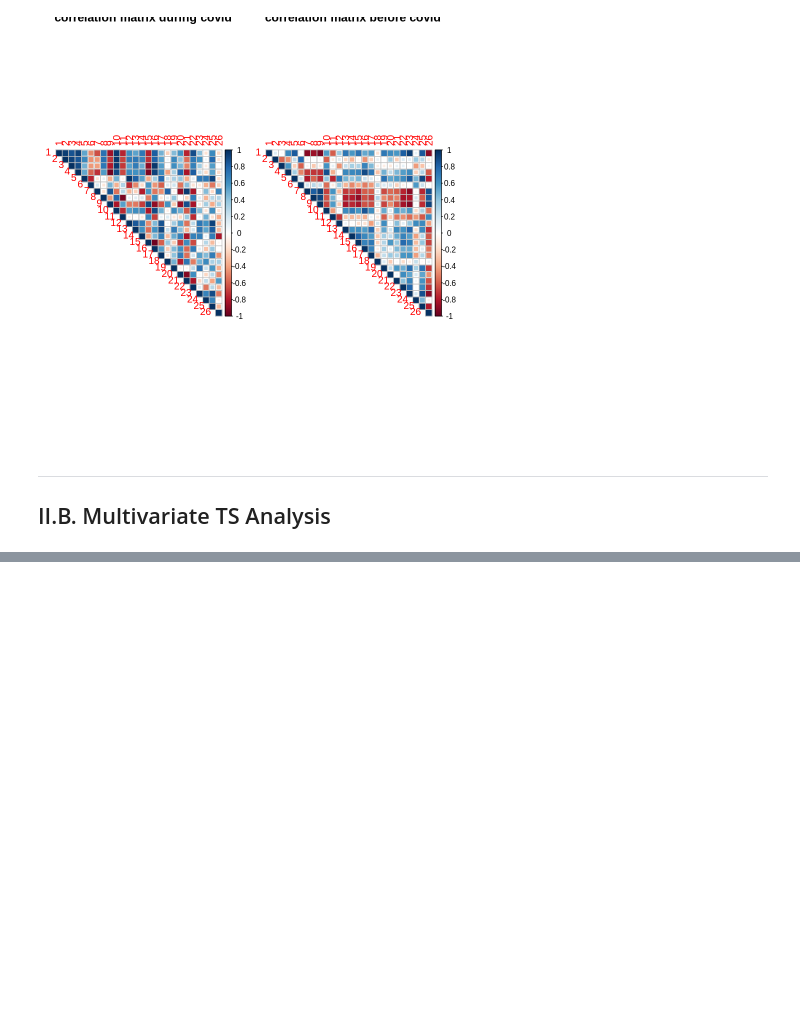
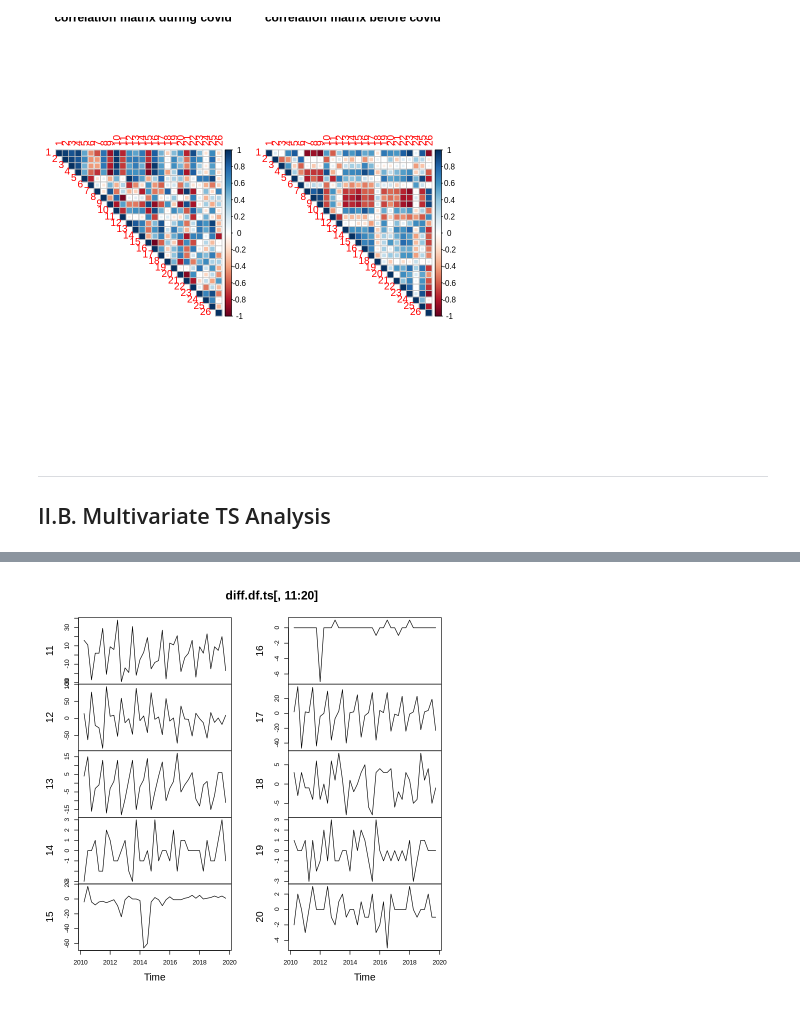
Before and after one commit to Jay-boo/TimeSeries_ACOSS, a Jupyter notebook: multivariate.ipynb, the cells around one changed output, grey strips where cells are left out. Cells and saved outputs as stored; diff of their text form; code cells hidden in the pictures; blank space fills up the shorter version.

```diff
--- a/multivariate.ipynb
+++ b/multivariate.ipynb
@@ -267,0 +345,4 @@ Elle ne semble pourtant pas etre très stationnaire , on sera amene à refaire d
+# %%
+plot.ts(diff.df.ts[,11:20])
+# %% [output]
+[figure, added]
```
Also changed, not shown: parts of 31 cells of this notebook, 2 other files.
